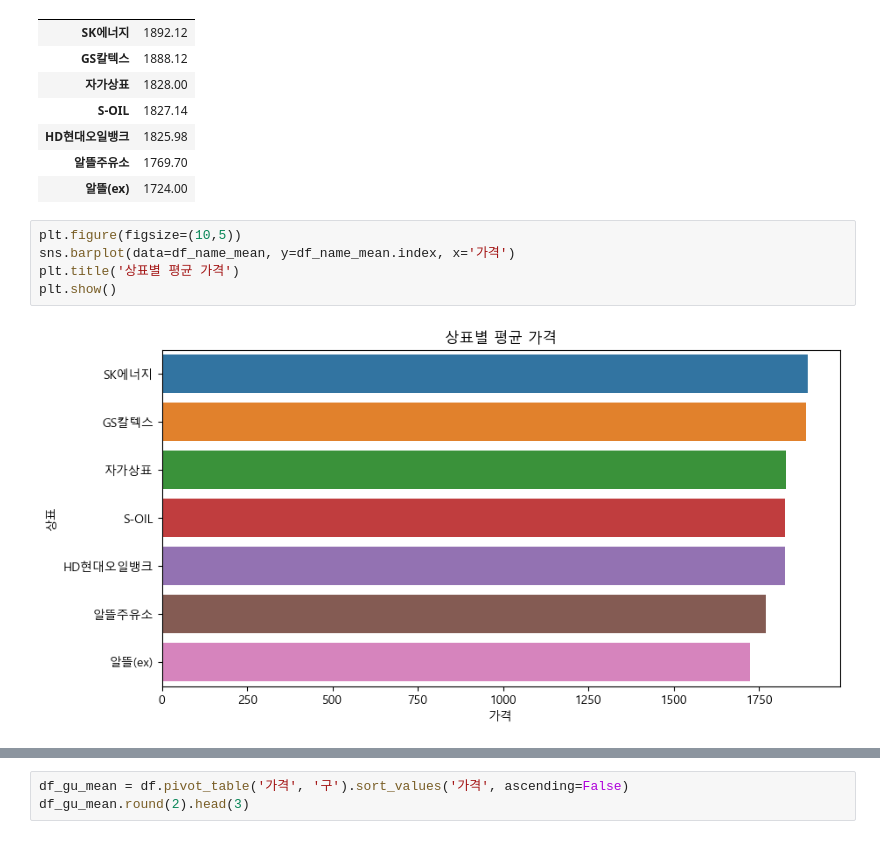
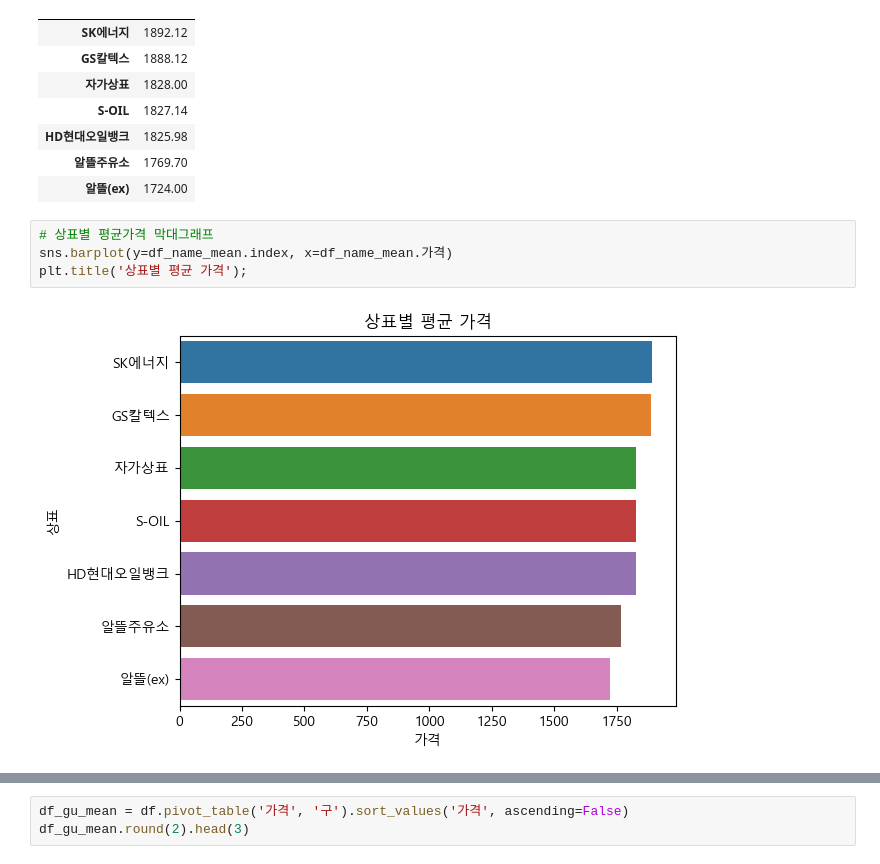
Before and after one commit to younkeamsung/DataAnalysis-2023.09, a Jupyter notebook: 05.Crawling/15.Opinet.ipynb, the cells around one changed output, grey strips where cells are left out. Saved outputs shown, nothing was run; the diff lists cells and outputs as text.

```diff
--- a/05.Crawling/15.Opinet.ipynb
+++ b/05.Crawling/15.Opinet.ipynb
@@ -234,9 +228,8 @@ df_name_mean
 | 알뜰주유소 | 1769.70 |
 | 알뜰(ex) | 1724.00 |
 # %%
-plt.figure(figsize=(10,5))
-sns.barplot(data=df_name_mean, y=df_name_mean.index, x='가격')
-plt.title('상표별 평균 가격')
-plt.show()
+# 상표별 평균가격 막대그래프
+sns.barplot(y=df_name_mean.index, x=df_name_mean.가격)
+plt.title('상표별 평균 가격');
 # %% [output]
-[figure, old version]
+[figure, new version]
```
Also changed, not shown: parts of 9 cells of this notebook.
